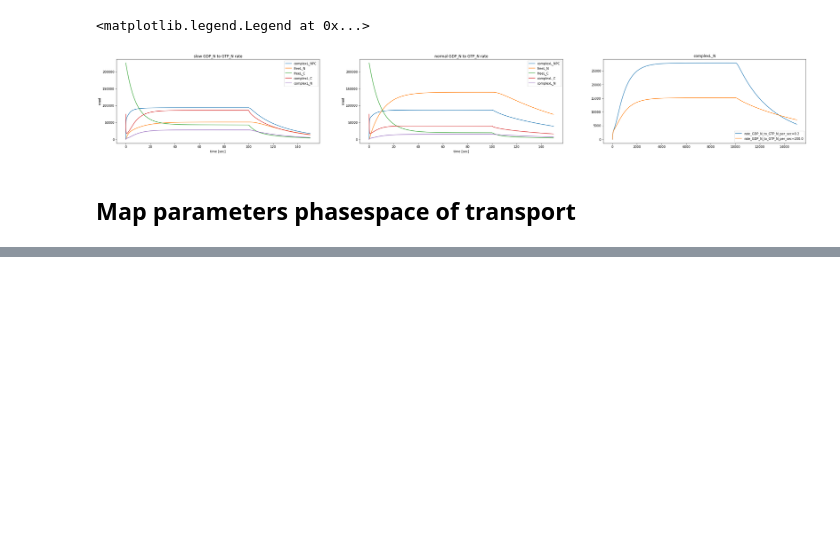
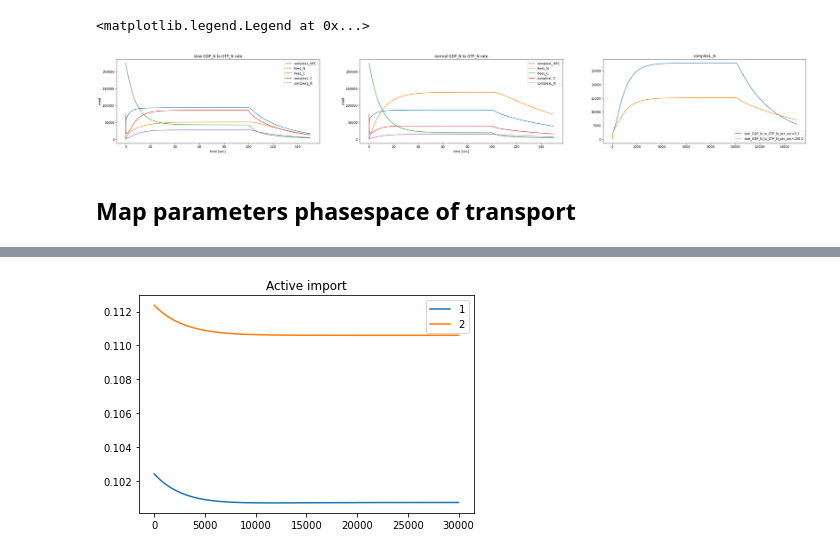
Before and after one commit to ravehlab/npctransport_kinetic, a Jupyter notebook: NPC_FLIP_simulations.ipynb, the cells around one changed output, grey strips where cells are left out. Drawn from its saved outputs; the diff is of its cells as text; code cells hidden in the pictures; blank space fills up the shorter version.

```diff
--- a/NPC_FLIP_simulations.ipynb
+++ b/NPC_FLIP_simulations.ipynb
@@ -995,0 +1026,12 @@ cb.set_ticks(ticks)
+# %%
+
+import matplotlib.pyplot as plt
+for i in range(1,3):
+    ts = get_ts_parameters(NLS_strength=i, fraction_complex_NPC_to_free_N_per_M_GTP_per_sec=0.005e7)
+    #ts.set_params(dt_sec=1e-3)
+    stats = ts.simulate(50)
+    plt.plot(stats['import_L'][20000:], label=i)
+plt.title("Active import")
+_=plt.legend()
+# %% [output]
+[figure, added]
```
Also changed, not shown: parts of 14 cells of this notebook, 2 other files.
